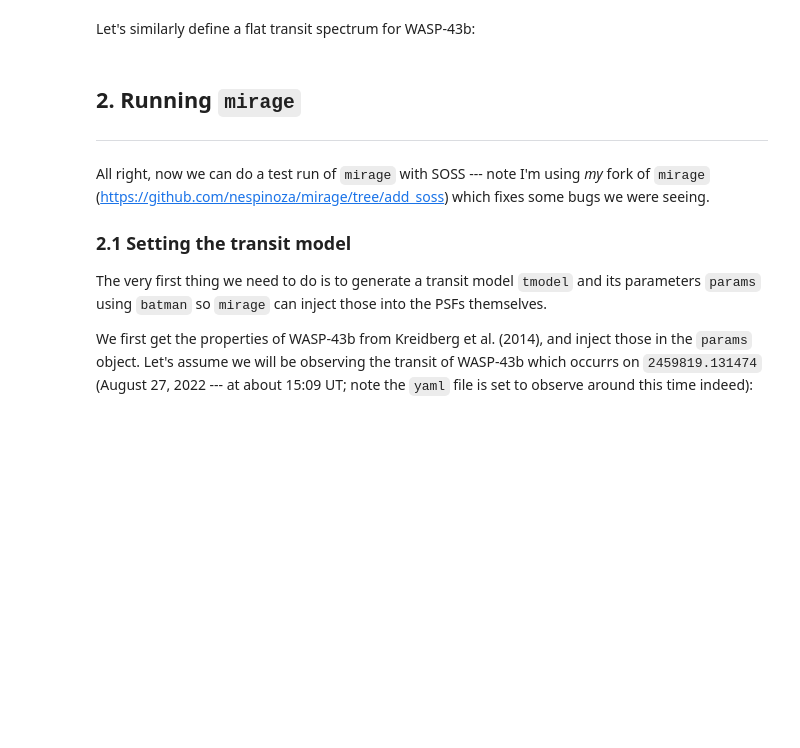
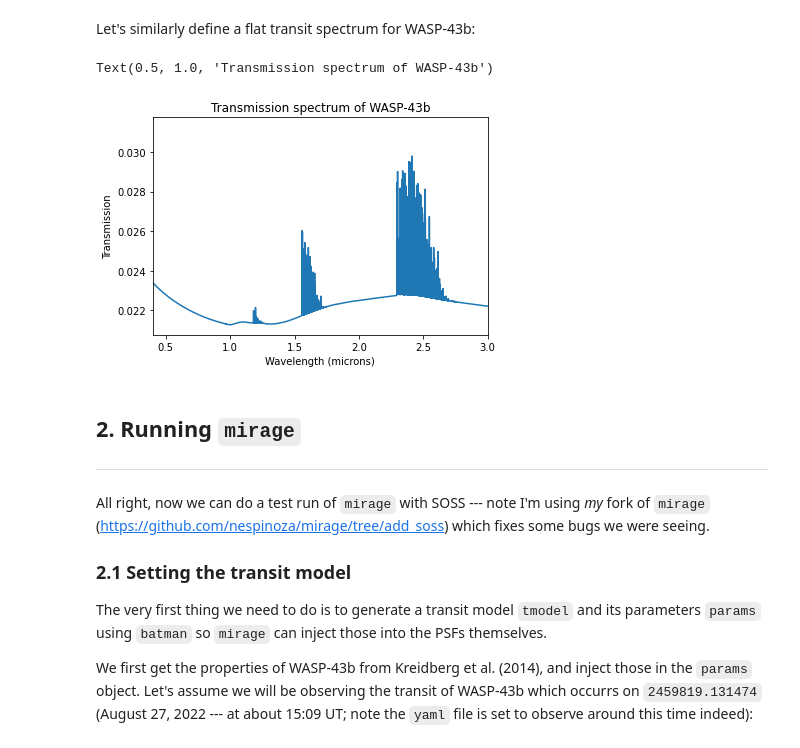
Before and after one commit to hover2pi/ers-soss-simulations, a Jupyter notebook: part1-simulate-data.ipynb, the cells around one changed output. Drawn from its saved outputs; the diff is of its cells as text; code cells hidden in the pictures; blank space fills up the shorter version.

```diff
--- a/part1-simulate-data.ipynb
+++ b/part1-simulate-data.ipynb
@@ -45,3 +41,16 @@ planet_wavelength, planet_tspectrum = np.copy(star_wavelength), np.ones([len(sta
+# %%
+planet_wavenum, planet_tspectrum = np.genfromtxt('files/WASP43b_transmission.dat', unpack=True)
+planet_wavelength = ((1./planet_wavenum) * q.cm).to(q.um)[::-1]
+planet_tspectrum = planet_tspectrum[::-1]
+
+plt.plot(planet_wavelength, planet_tspectrum)
+plt.xlim(0.4,3.)
+plt.xlabel('Wavelength (microns)')
+plt.ylabel('Transmission')
+plt.title('Transmission spectrum of WASP-43b')
+# %% [output]
+Text(0.5, 1.0, 'Transmission spectrum of WASP-43b')
+[figure, added]
 # %% [markdown]
 ## 2. Running `mirage`
 ---------------
```
Also changed, not shown: parts of 11 cells of this notebook, 4 other files.
